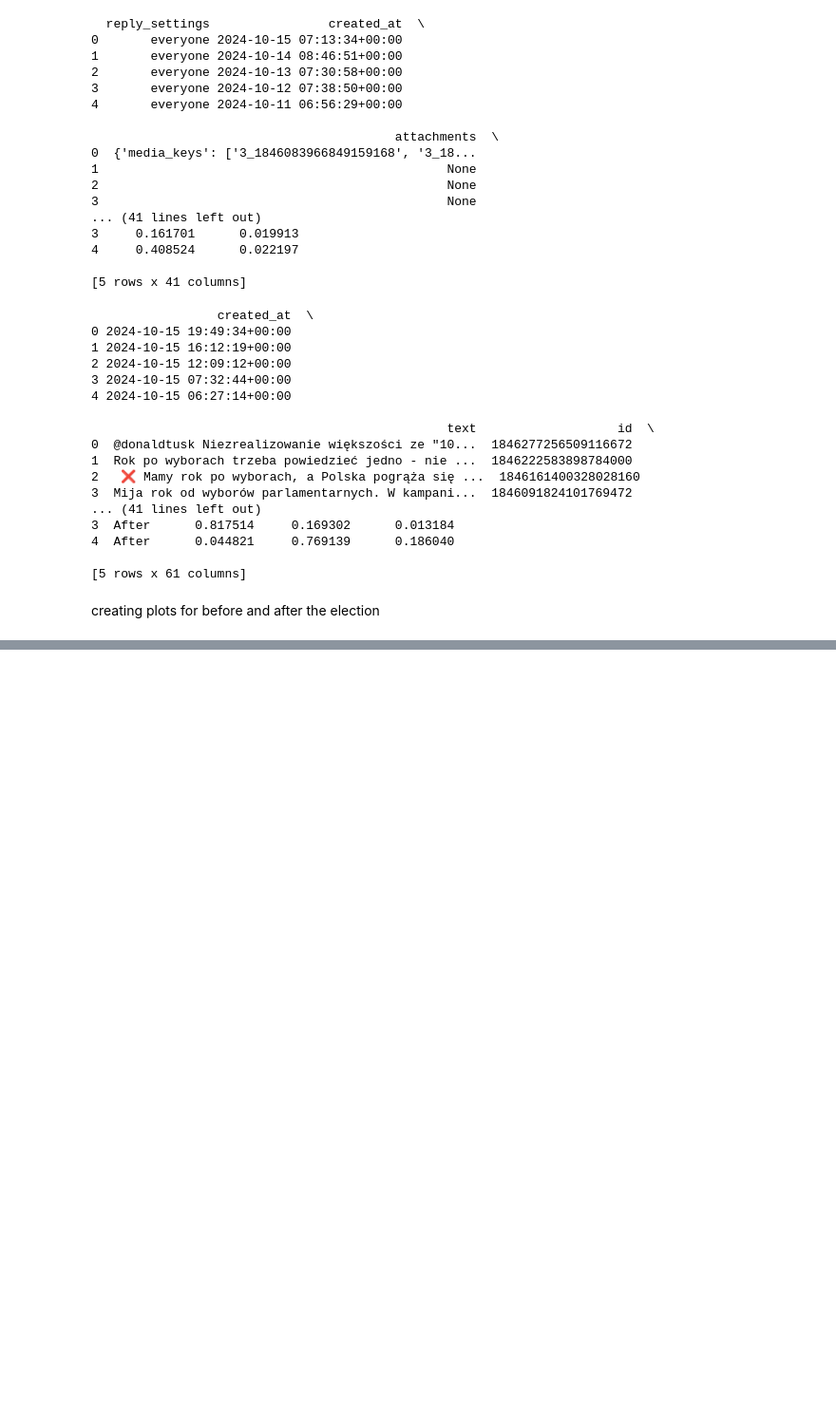
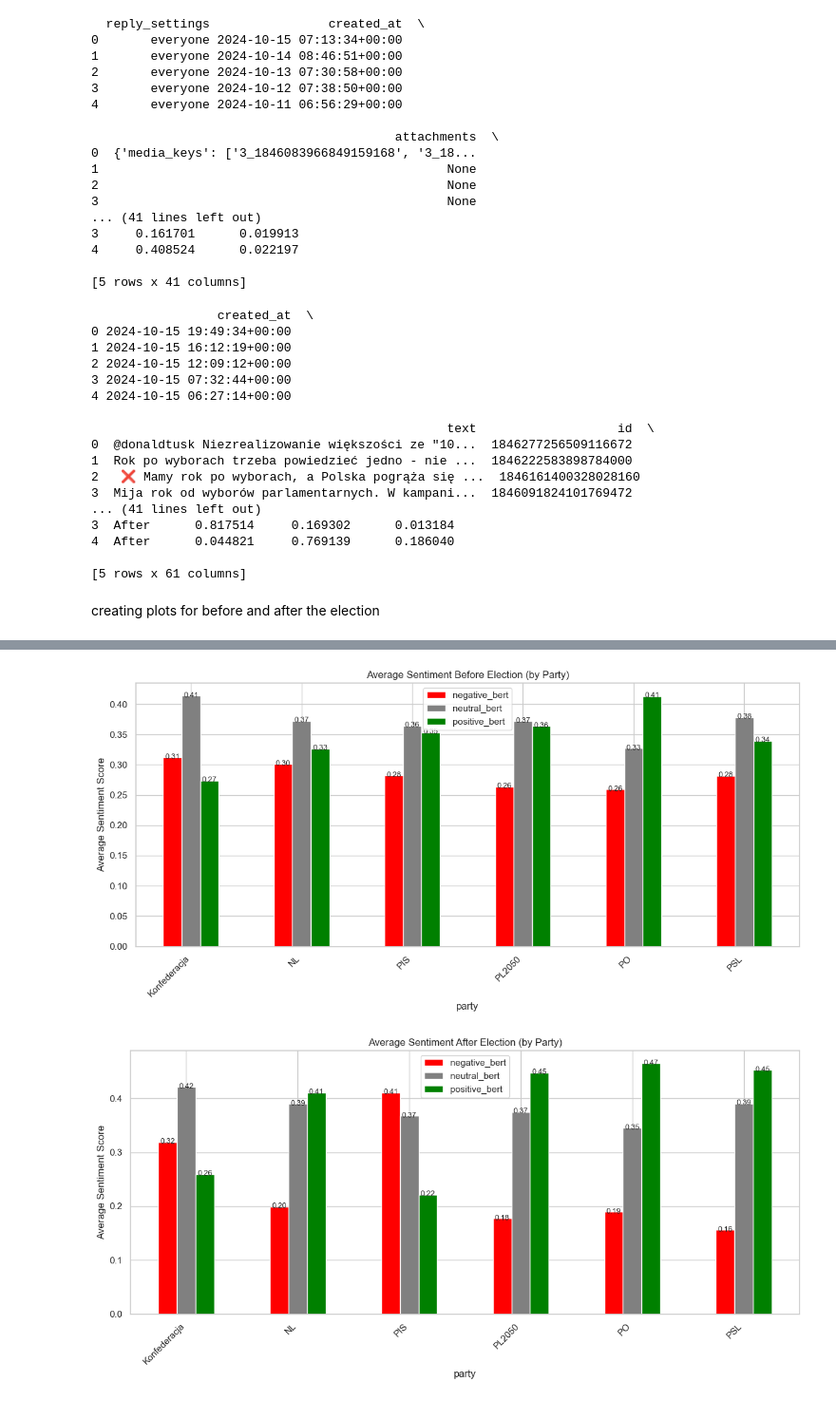
Before and after one commit to MPKuchciak/Twitter, a Jupyter notebook: notebooks/010.Affiliattions.ipynb, the cells around one changed output, grey strips where cells are left out. Shown: that part at 95% size. Drawn from its saved outputs; the diff is of its cells as text; code cells hidden in the pictures; blank space fills up the shorter version.

```diff
--- a/notebooks/010.Affiliattions.ipynb
+++ b/notebooks/010.Affiliattions.ipynb
@@ -328,0 +312,33 @@ plot_sentiments(after_sentiments, 'Average Sentiment After Election (Affiliation
+# %%
+import pandas as pd
+import matplotlib.pyplot as plt
+
+# Function to compute average sentiment scores by party
+def compute_avg_sentiments_by_party(df):
+    if 'party' not in df.columns:
+        raise ValueError("DataFrame must contain a 'party' column")
+    return df.groupby('party')[['negative_bert', 'neutral_bert', 'positive_bert']].mean()
+
+# Compute sentiments for before and after
+before_sentiments_party = compute_avg_sentiments_by_party(aff_bert_df_before)
+after_sentiments_party = compute_avg_sentiments_by_party(aff_bert_df_after)
+
+# Plotting function
+def plot_sentiments(df, title):
+    ax = df.plot(kind='bar', figsize=(12, 6), color=['red', 'gray', 'green'])
+    for p in ax.patches:
+        height = p.get_height()
+        ax.annotate(f'{height:.2f}', (p.get_x() + p.get_width() / 2., height),
+                    ha='center', va='bottom', fontsize=9, xytext=(0, -4), textcoords='offset points')
+    ax.set_ylabel('Average Sentiment Score')
+    ax.set_title(title)
+    ax.set_xticklabels(df.index, rotation=45, ha='right')
+    plt.tight_layout()
+    plt.show()
+
+# Plot results
+plot_sentiments(before_sentiments_party, 'Average Sentiment Before Election (by Party)')
+plot_sentiments(after_sentiments_party, 'Average Sentiment After Election (by Party)')
+# %% [output]
+[figure, added]
+[figure, added]
```
Also changed, not shown: parts of 8 cells of this notebook.
